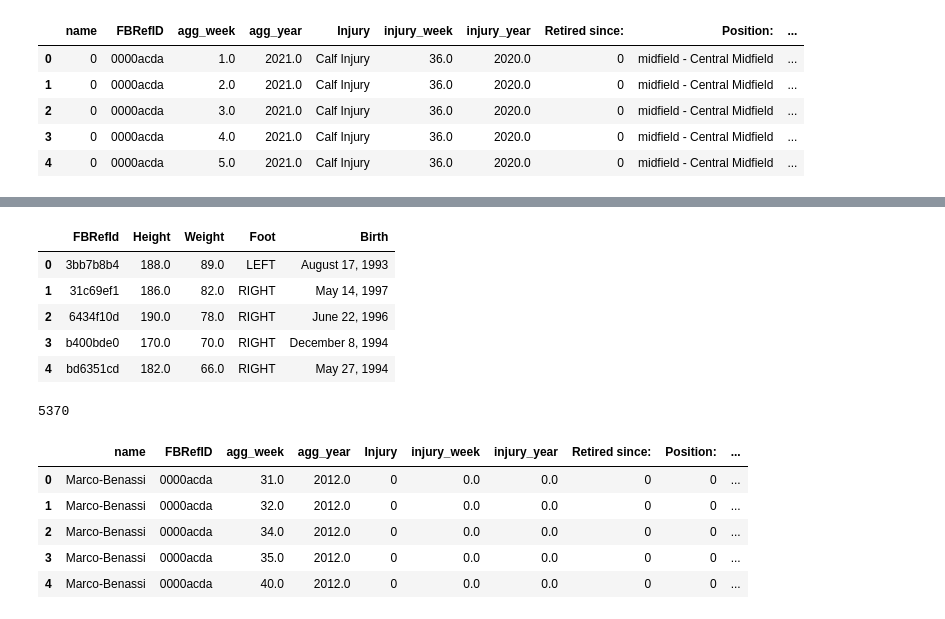
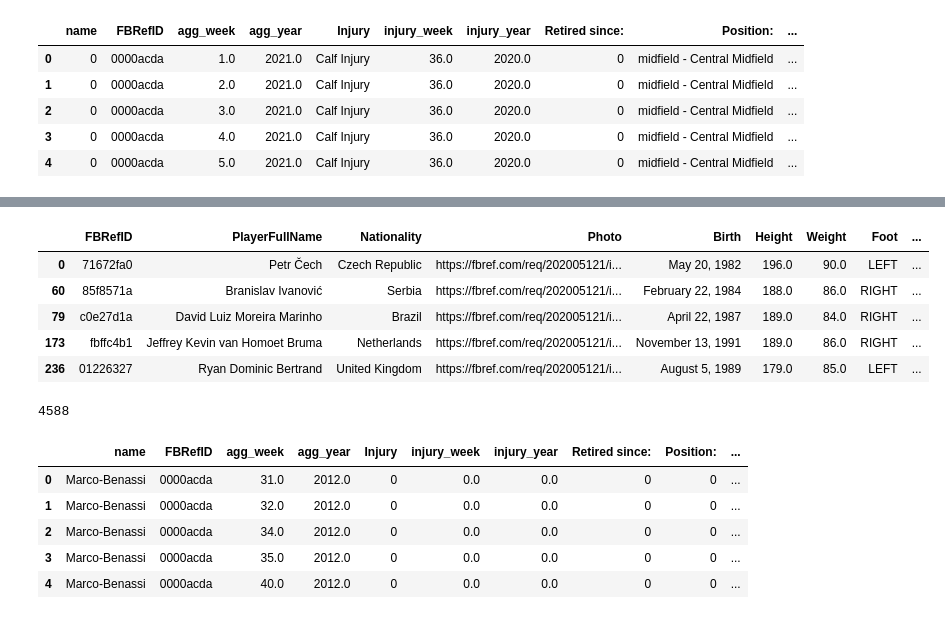
Before and after one commit to SravanRajupalem/FootballPredictions, a Jupyter notebook: 17. Consolidate Profile Data Dataframe.ipynb, the cells around one changed output, grey strips where cells are left out. Cells and saved outputs as stored; diff of their text form; code cells hidden in the pictures.

```diff
--- a/17. Consolidate Profile Data Dataframe.ipynb
+++ b/17. Consolidate Profile Data Dataframe.ipynb
@@ -278 +273,4 @@ player_injuries_profile_final.head()
 player_injuries_profile_final.to_csv('/Volumes/GoogleDrive/.shortcut-targets-by-id/1KUGn_35OjAoOP2puz6yG-2g_8LBxvDG_/SIADS 697 - Capstone/Dataframes/player_injuries_profile_final.csv', index=False)
+# %%
+player_injuries_profile_final = pd.read_csv('/Users/srav88/My Drive/SIADS 697 - Capstone/Dataframes/player_injuries_profile_final.csv')
+player_injuries_profile_final.shape
@@ -481,6 +532,7 @@ player_injuries_profile_final[pd.isna(player_injuries_profile_final['current_dat
 |  | index | Season | Injury | from | until | Days | Games missed | TMId | TmPos | FBRefID | ... |
 # %%
 total_match_logs_df_3['Date'] = pd.to_datetime(total_match_logs_df_3['Date'])
+player_injuries_profile_final['current_date'] = pd.to_datetime(player_injuries_profile_final['current_date'])
 # %%
 # Merging total_match_logs_df with player_injuries_profile_final
 complete_final_df = pd.merge(left=total_match_logs_df_3, right=player_injuries_profile_final, left_on=['week', 'year', 'Date', 'FBRefID'], right_on=['current_week', 'current_year', 'current_date', 'FBRefID'], how='outer')
@@ -540,11 +604,11 @@ len(complete_final_df_2['FBRefID'].unique())
 complete_final_df_2 = complete_final_df_2[complete_final_df_2['FBRefID'].isin(list(fbref_to_tm_df['FBRefID'].unique()))]
 # %%
 # Sorting complete_final_df
-pd.set_option("display.max_columns", None)
+# pd.set_option("display.max_columns", None)
 complete_final_df_2.sort_values(['FBRefID', 'agg_year', 'agg_week'], inplace=True)
 # %%
 # Sanity Checks complete_final_df
-pd.set_option("display.max_rows", 5000)
+# pd.set_option("display.max_rows", 5000)
 # complete_final_df[(complete_final_df['FBRefID'] == '71672fa0') & (complete_final_df['agg_year'] == 2006)]
 # complete_final_df[(complete_final_df['FBRefID'] == '71672fa0')]
 # %%
@@ -559,27 +623,29 @@ complete_final_df_2.head()
 # %%
 # Sravan's path
 # player_weight_foot_df = pd.read_csv('/Users/srav88/My Drive/SIADS 697 - Capstone/Dataframes/player_profile_weight.csv')
 
+player_weight_foot_df = player_injuries_profile_final[['FBRefID', 'PlayerFullName', 'Nationality', 'Photo', 'Birth', 'Height', 'Weight', 'Foot', 'InternationalReputation', 'Twitter', 'Instagram', 'Place of birth:', 'Citizenship:']].drop_duplicates()
+
+
 # Renzo's path
-player_weight_foot_df = pd.read_csv('/Volumes/GoogleDrive/.shortcut-targets-by-id/1KUGn_35OjAoOP2puz6yG-2g_8LBxvDG_/SIADS 697 - Capstone/Dataframes/player_profile_weight.csv')
+# player_weight_foot_df = pd.read_csv('/Volumes/GoogleDrive/.shortcut-targets-by-id/1KUGn_35OjAoOP2puz6yG-2g_8LBxvDG_/SIADS 697 - Capstone/Dataframes/player_profile_weight.csv')
 
 player_weight_foot_df.head()
 # %% [output]
-|  | FBRefId | Height | Weight | Foot | Birth |
-| 0 | 3bb7b8b4 | 188.0 | 89.0 | LEFT | August 17, 1993 |
-| 1 | 31c69ef1 | 186.0 | 82.0 | RIGHT | May 14, 1997 |
-| 2 | 6434f10d | 190.0 | 78.0 | RIGHT | June 22, 1996 |
-| 3 | b400bde0 | 170.0 | 70.0 | RIGHT | December 8, 1994 |
-| 4 | bd6351cd | 182.0 | 66.0 | RIGHT | May 27, 1994 |
+|  | FBRefID | PlayerFullName | Nationality | Photo | Birth | Height | Weight | Foot | ... |
+| 0 | 71672fa0 | Petr Čech | Czech Republic | https://fbref.com/req/202005121/i... | May 20, 1982 | 196.0 | 90.0 | LEFT | ... |
+| 60 | 85f8571a | Branislav Ivanović | Serbia | https://fbref.com/req/202005121/i... | February 22, 1984 | 188.0 | 86.0 | RIGHT | ... |
+| 79 | c0e27d1a | David Luiz Moreira Marinho | Brazil | https://fbref.com/req/202005121/i... | April 22, 1987 | 189.0 | 84.0 | RIGHT | ... |
+| 173 | fbffc4b1 | Jeffrey Kevin van Homoet Bruma | Netherlands | https://fbref.com/req/202005121/i... | November 13, 1991 | 189.0 | 86.0 | RIGHT | ... |
+| 236 | 01226327 | Ryan Dominic Bertrand | United Kingdom | https://fbref.com/req/202005121/i... | August 5, 1989 | 179.0 | 85.0 | LEFT | ... |
 # %%
+complete_final_df_2.drop(columns=['Height', 'Weight'], axis=1, inplace=True)
 
-complete_final_df_2.drop(columns=['Height', 'Weight'], axis=1, inplace=True)
-# complete_final_df_2
-complete_final_df_3 = pd.merge(complete_final_df_2, player_weight_foot_df, left_on='FBRefID', right_on='FBRefId', how='inner')
+complete_final_df_3 = pd.merge(complete_final_df_2, player_weight_foot_df, left_on='FBRefID', right_on='FBRefID', how='inner')
 
 len(complete_final_df_3['FBRefID'].unique())
 # %% [output]
-5370
+4588
 # %%
 # Change Birth field to Datetime
 complete_final_df_3['Birth'] = pd.to_datetime(complete_final_df_3['Birth'])
```
Also changed, not shown: parts of 57 cells of this notebook.
